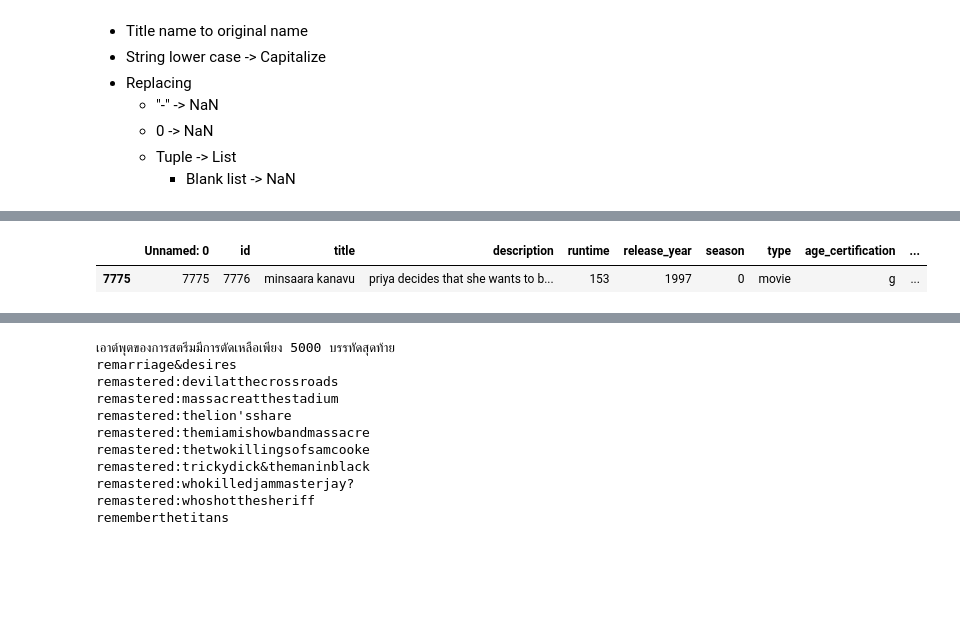
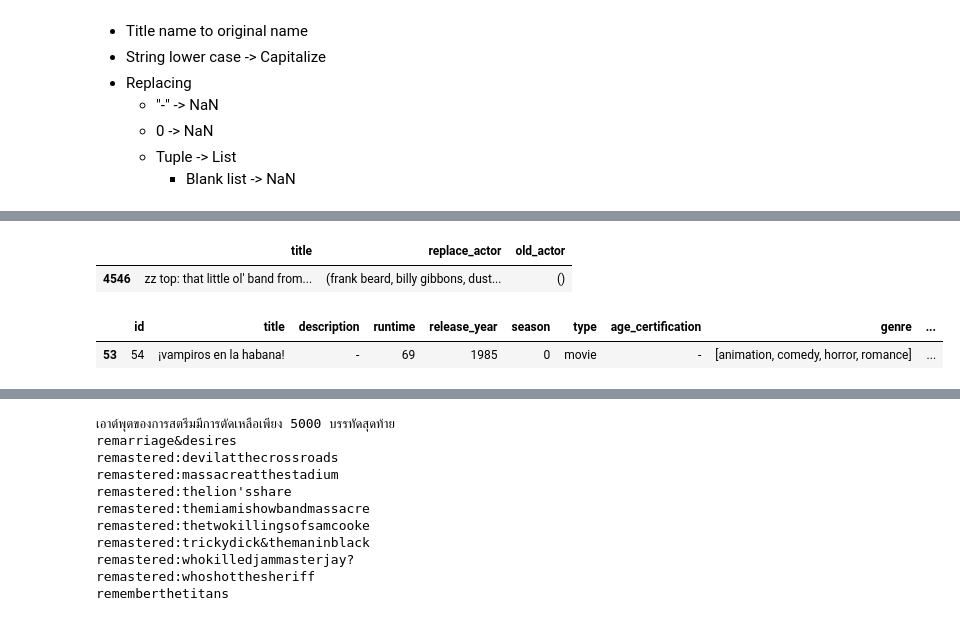
Before and after one commit to zolocapricorn/Senior_Project, a Jupyter notebook: Preparing_data.ipynb, the cells around one changed output, grey strips where cells are left out. Drawn from its saved outputs; the diff is of its cells as text; code cells hidden in the pictures; blank space fills up the shorter version.

```diff
--- a/Preparing_data.ipynb
+++ b/Preparing_data.ipynb
@@ -1431,0 +1403,5 @@ print(len(des))
+# %%
+df_a[df_a["title"] == "zz top: that little ol' band from texas"]
+# %% [output]
+|  | title | replace_actor | old_actor |
+| 4546 | zz top: that little ol' band from... | (frank beard, billy gibbons, dust... | () |
@@ -1431,0 +1439,6 @@ print(len(des))
+# %%
+for name in tqdm(entertainment_media["title"]):
+  for title in ib["title"]:
+    if name == title:
+      entertainment_media.loc[entertainment_media["title"] == name, "composer"] = str(ib.loc[ib["title"] == title, "composer"].values[0])
+      entertainment_media.loc[entertainment_media["title"] == name, "writer"] = str(ib.loc[ib["title"] == title, "writer"].values[0])
@@ -1431,0 +1448,20 @@ print(len(des))
+# %%
+for name in tqdm(entertainment_media["title"]):
+  for title in read_file["title"]:
+    if name == title:
+      entertainment_media.loc[entertainment_media["title"] == name, "director"] = str(read_file.loc[read_file["title"] == title, "director"].values[0])
+# %%
+director_list = []
+for a in tqdm(ct["title"]):
+  for b in entertainment_media["title"]:
+    if a == b:
+      c = len(ct.loc[ct["title"] == a, "director"].values[0])
+      d = len(entertainment_media.loc[entertainment_media["title"] == b, "director"].values[0])
+      if c > d:
+        entertainment_media.loc[entertainment_media["title"] == b, "director"] = str(ct.loc[ct["title"] == a, "director"].values[0])
+        director_list.append(a)
+# %%
+for name in tqdm(entertainment_media["title"]):
+  for title in ib["title"]:
+    if name == title:
+      entertainment_media.loc[entertainment_media["title"] == name, "director"] = str(ib.loc[ib["title"] == title, "director"].values[0])
@@ -1432,5 +1471,5 @@ print(len(des))
 # %%
-entertainment_media[entertainment_media["id"] == 7776]
+entertainment_media[entertainment_media["id"] == 54]
 # %% [output]
-|  | Unnamed: 0 | id | title | description | runtime | release_year | season | type | age_certification | ... |
-| 7775 | 7775 | 7776 | minsaara kanavu | priya decides that she wants to b... | 153 | 1997 | 0 | movie | g | ... |
+|  | id | title | description | runtime | release_year | season | type | age_certification | genre | ... |
+| 53 | 54 | ¡vampiros en la habana! | - | 69 | 1985 | 0 | movie | - | [animation, comedy, horror, romance] | ... |
```
Also changed, not shown: parts of 55 cells of this notebook.
